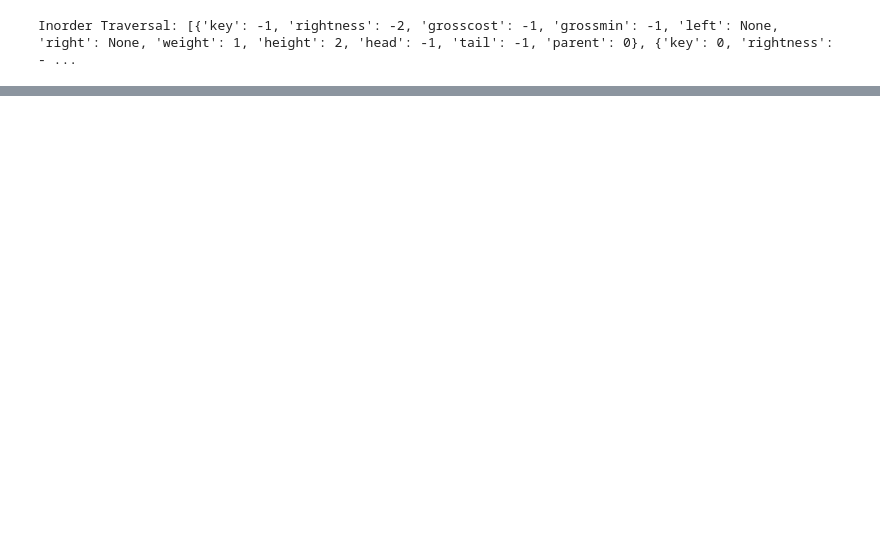
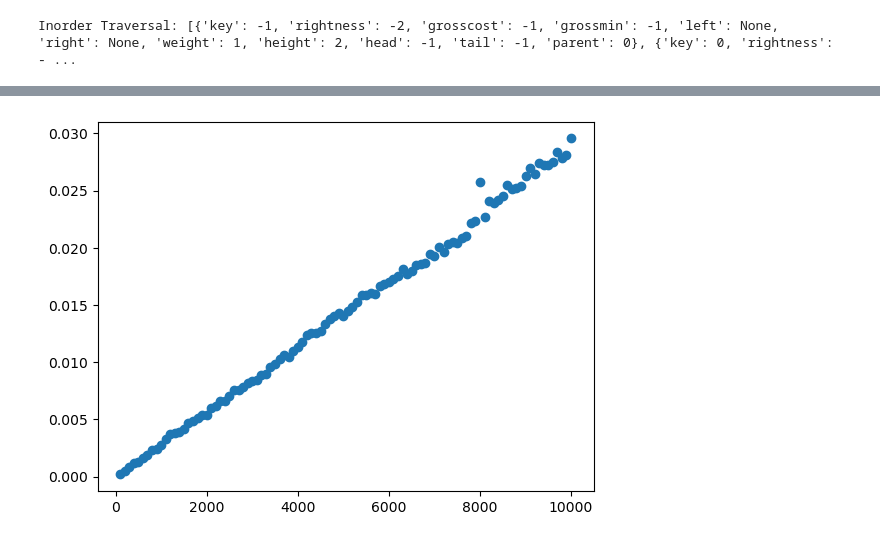
Before and after one commit to thinkinavi24/almost_linear_max_flow, a Jupyter notebook: dynamic_trees.ipynb, the cells around one changed output, grey strips where cells are left out. Saved outputs shown, nothing was run; the diff lists cells and outputs as text; code cells hidden in the pictures; blank space fills up the shorter version.

```diff
--- a/dynamic_trees.ipynb
+++ b/dynamic_trees.ipynb
@@ -360,0 +854,6 @@ SyntaxError: cannot assign to function call (1746644175.py, line 133)
+# %%
+import matplotlib.pyplot as plt
+plt.scatter(np.arange(100, 10100, 100), times2)
+plt.show()
+# %% [output]
+[figure, added]
```
Also changed, not shown: parts of 8 cells of this notebook.
